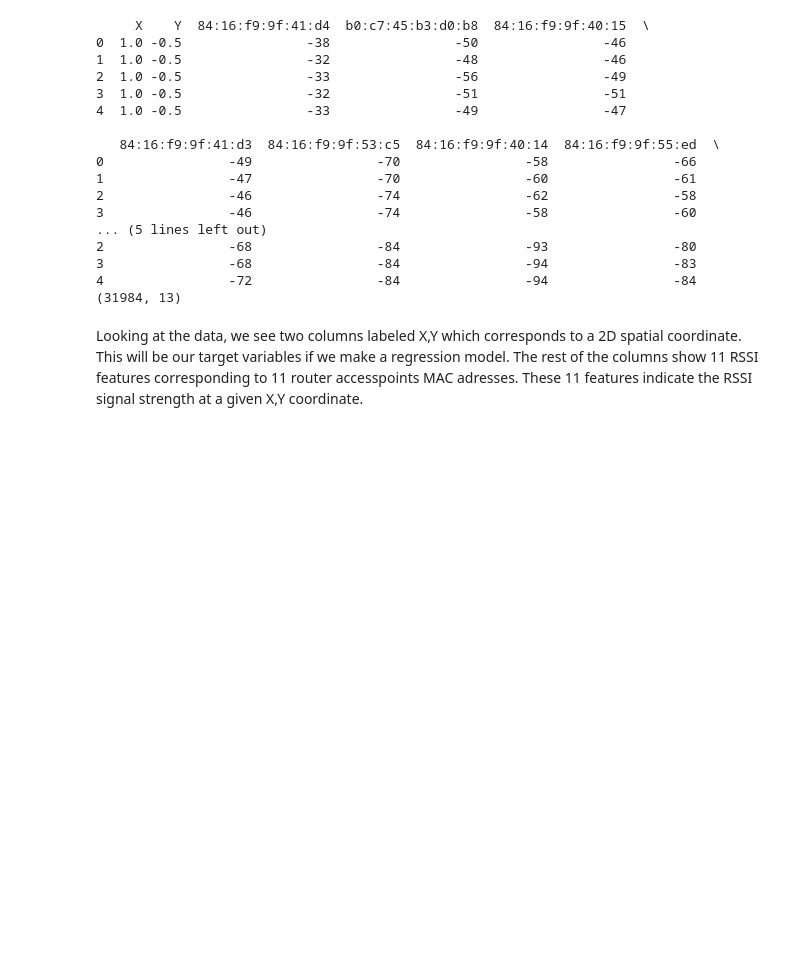
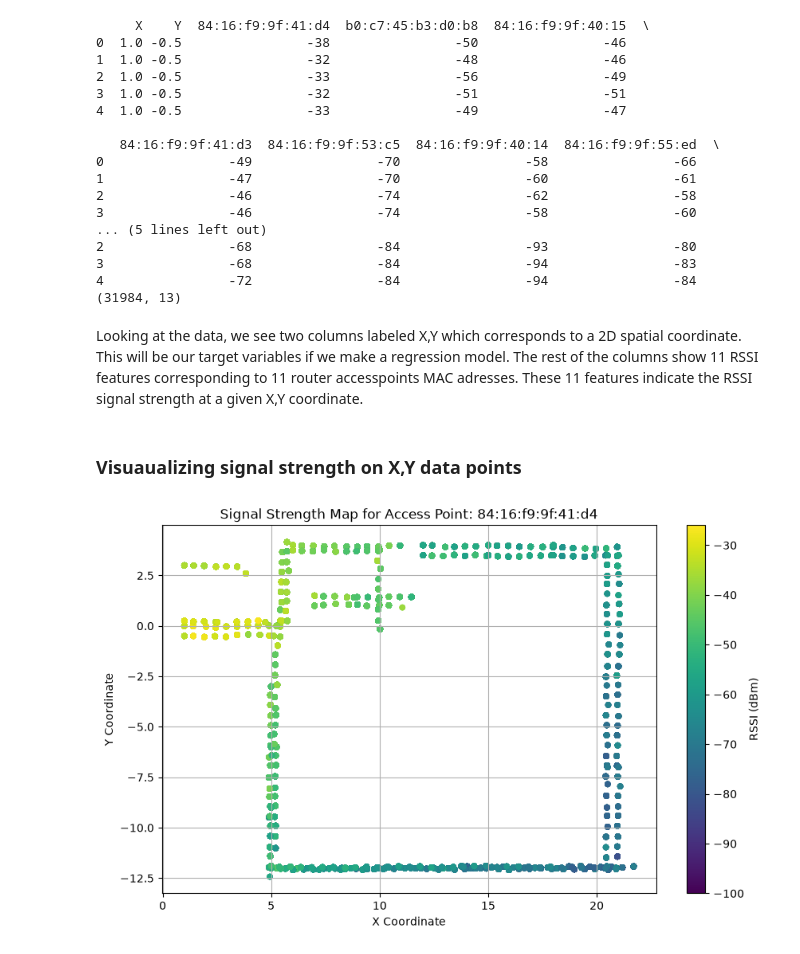
Before and after one commit to Noodleweb/ML-Project-Group-21, a Jupyter notebook: project.ipynb, the cells around one changed output. Saved outputs shown, nothing was run; the diff lists cells and outputs as text; code cells hidden in the pictures; blank space fills up the shorter version.

Commit message:
Added more plots to visualize and analyze the dataset

```diff
--- a/project.ipynb
+++ b/project.ipynb
@@ -38,3 +36,21 @@ print(df.shape)
 (31984, 13)
 # %% [markdown]
 Looking at the data, we see two columns labeled X,Y which corresponds to a 2D spatial coordinate. This will be our target variables if we make a regression model. The rest of the columns show 11 RSSI features corresponding to 11 router accesspoints MAC adresses. These 11 features indicate the RSSI signal strength at a given X,Y coordinate.
+# %% [markdown]
+### Visuaualizing signal strength on X,Y data points
+# %%
+import matplotlib.pyplot as plt
+
+
+ap_mac = df.columns[2]  # First access point
+
+plt.figure(figsize=(10, 6))
+sc = plt.scatter(df['X'], df['Y'], c=df[ap_mac], cmap='viridis', s=20)
+plt.colorbar(sc, label='RSSI (dBm)')
+plt.title(f"Signal Strength Map for Access Point: {ap_mac}")
+plt.xlabel("X Coordinate")
+plt.ylabel("Y Coordinate")
+plt.grid(True)
+plt.show()
+# %% [output]
+[figure, added]
```
Also changed, not shown: parts of 7 cells of this notebook.
